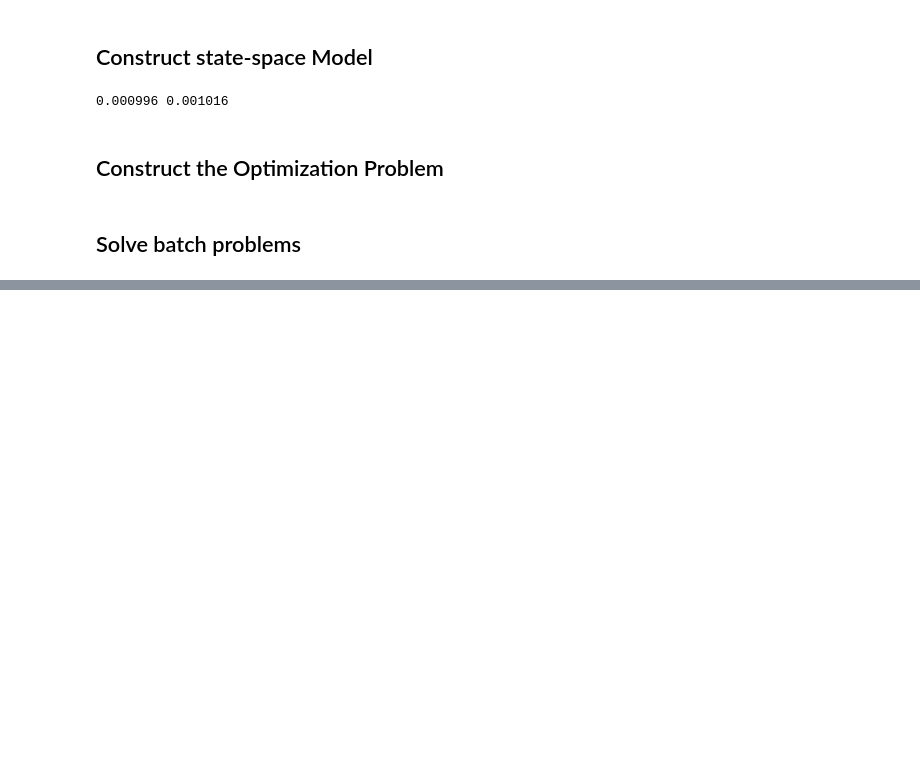
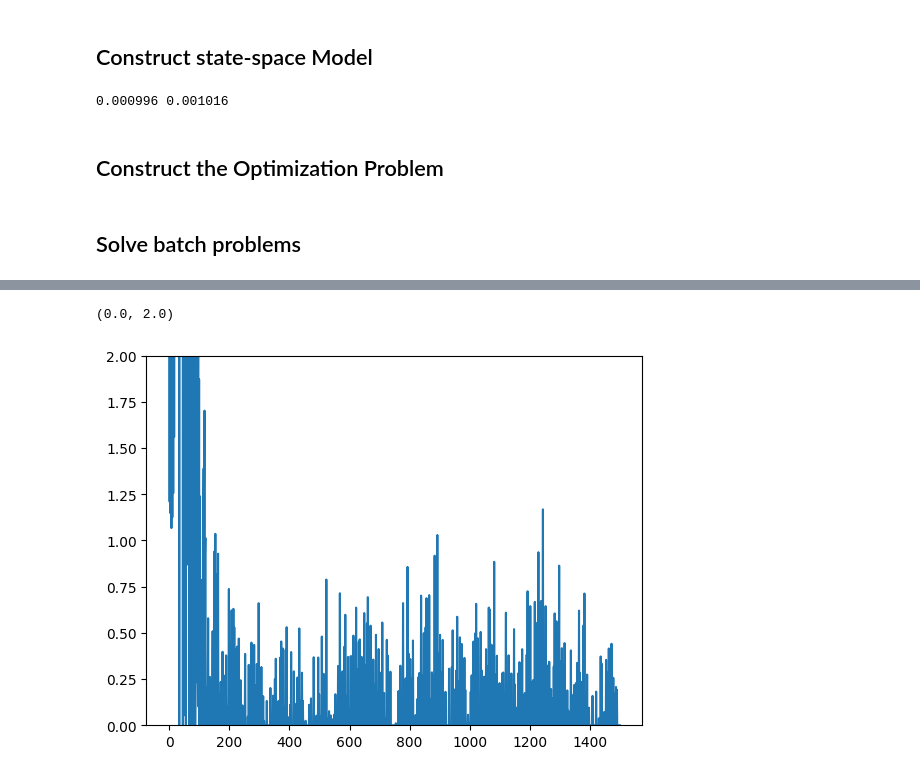
Before and after one commit to mmanngard/cvx_torque, a Jupyter notebook: acc2025.ipynb, the cells around one changed output, grey strips where cells are left out. Cells and saved outputs as stored; diff of their text form; code cells hidden in the pictures; blank space fills up the shorter version.

```diff
--- a/acc2025.ipynb
+++ b/acc2025.ipynb
@@ -44,6 +46,9 @@ motor_df['Time'] = pd.to_timedelta(motor_df['Time'], unit='s')
 # initialize estimates
 motor_df['Motor 1 estimate'] = None
 motor_df['Motor 2 estimate'] = None
+sensor_df['Encoder 1 estimate'] = None
+sensor_df['Encoder 2 estimate'] = None
+sensor_df['Torque 1 estimate'] = None
 # %% [markdown]
 ## Construct state-space Model
 # %%
@@ -160,0 +215,6 @@ plt.show()
+# %%
+plt.plot(np.abs(problem.vars.zeta.value+problem.vars.zeta_ast.value))
+plt.ylim(0,2)
+# %% [output]
+(0.0, 2.0)
+[figure, added]
```
Also changed, not shown: parts of 6 cells of this notebook, 3 other files.
